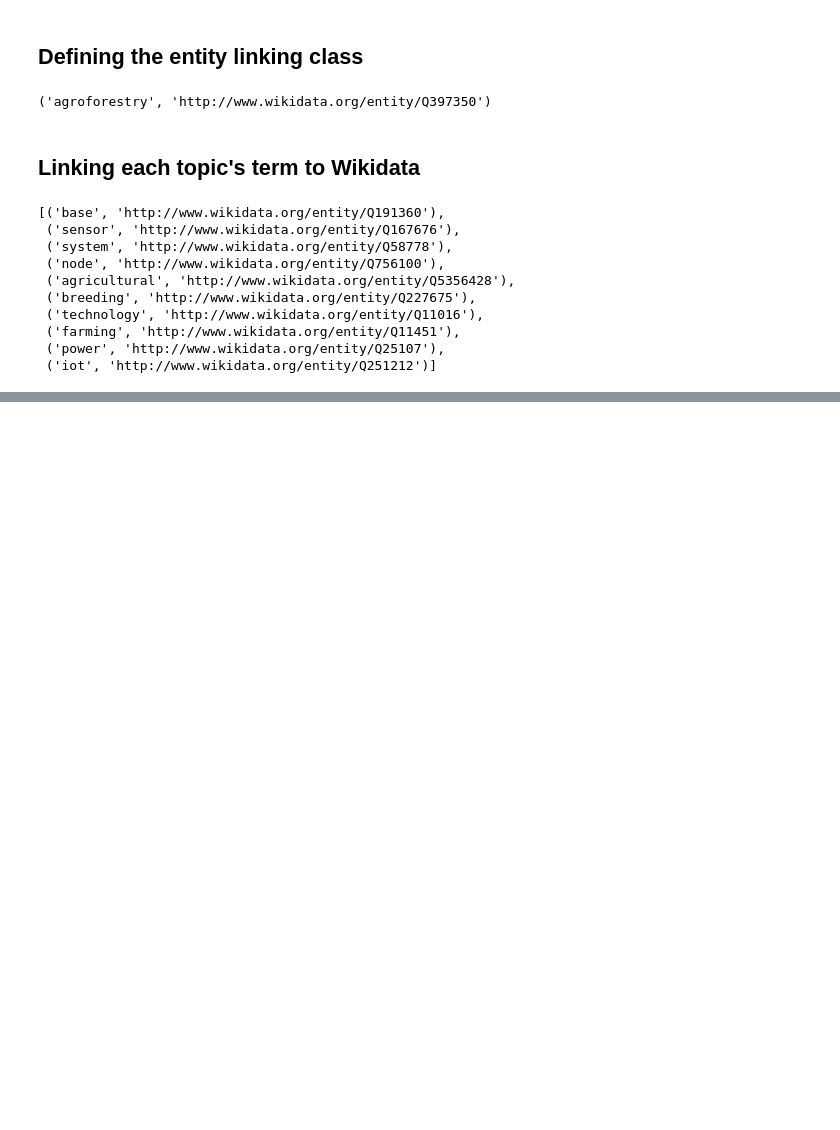
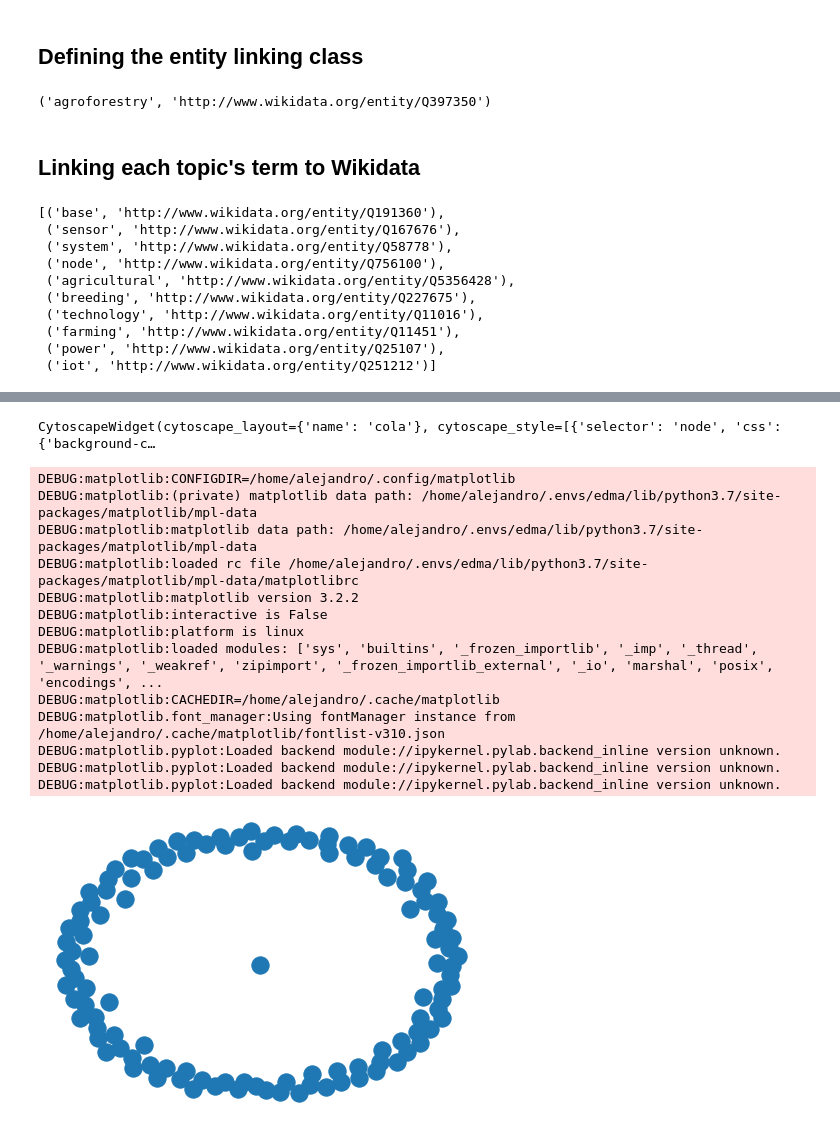
Before and after one commit to weso-edma/hercules-challenge-publications, a Jupyter notebook: notebooks/5_Entity_Linking.ipynb, the cells around one changed output, grey strips where cells are left out. Cells and saved outputs as stored; diff of their text form; code cells hidden in the pictures; blank space fills up the shorter version.

```diff
--- a/notebooks/5_Entity_Linking.ipynb
+++ b/notebooks/5_Entity_Linking.ipynb
@@ -69,10 +69,6 @@ def link_topic_terms(entity_linker, model, vectorizer,
                                                n_top_words, lambda_)
     return [[entity_linker.link_entity(entity) for entity in topic]
             for topic in topic_terms]
-    for topic in model.components_:
-        res.append([entity_linker.link_entity(feature_names[i])
-                    for i in topic.argsort()[:-n_top_words - 1:-1]])
-    return res
 # %%
 linked_terms = link_topic_terms(entity_linker, lda_pipe.named_steps['model'],
                                 lda_pipe.named_steps['vectorizer'], dtm_tf,
@@ -92,0 +192,3 @@ linked_terms[2]
+# %%
+graph_builder = WikidataGraphBuilder()
+subgraph = graph_builder.build_graph(linked_terms[2])
@@ -92,0 +213,30 @@ linked_terms[2]
+# %%
+import ipycytoscape
+import ipywidgets as widgets
+
+undirected = ipycytoscape.CytoscapeWidget()
+undirected.graph.add_graph_from_networkx(subgraph)
+undirected
+# %% [output]
+CytoscapeWidget(cytoscape_layout={'name': 'cola'}, cytoscape_style=[{'selector': 'node', 'css': {'background-c…
+# %%
+import matplotlib.pyplot as plt
+%matplotlib inline
+
+nx.draw(subgraph)
+plt.show()
+# %% [output]
+DEBUG:matplotlib:CONFIGDIR=/home/alejandro/.config/matplotlib
+DEBUG:matplotlib:(private) matplotlib data path: /home/alejandro/.envs/edma/lib/python3.7/site-packages/matplotlib/mpl-data
+DEBUG:matplotlib:matplotlib data path: /home/alejandro/.envs/edma/lib/python3.7/site-packages/matplotlib/mpl-data
+DEBUG:matplotlib:loaded rc file /home/alejandro/.envs/edma/lib/python3.7/site-packages/matplotlib/mpl-data/matplotlibrc
+DEBUG:matplotlib:matplotlib version 3.2.2
+DEBUG:matplotlib:interactive is False
+DEBUG:matplotlib:platform is linux
+DEBUG:matplotlib:loaded modules: ['sys', 'builtins', '_frozen_importlib', '_imp', '_thread', '_warnings', '_weakref', 'zipimport', '_frozen_importlib_external', '_io', 'marshal', 'posix', 'encodings', ...
+DEBUG:matplotlib:CACHEDIR=/home/alejandro/.cache/matplotlib
+DEBUG:matplotlib.font_manager:Using fontManager instance from /home/alejandro/.cache/matplotlib/fontlist-v310.json
+DEBUG:matplotlib.pyplot:Loaded backend module://ipykernel.pylab.backend_inline version unknown.
+DEBUG:matplotlib.pyplot:Loaded backend module://ipykernel.pylab.backend_inline version unknown.
+DEBUG:matplotlib.pyplot:Loaded backend module://ipykernel.pylab.backend_inline version unknown.
+[figure, added]
```
Also changed, not shown: parts of 3 cells of this notebook.
